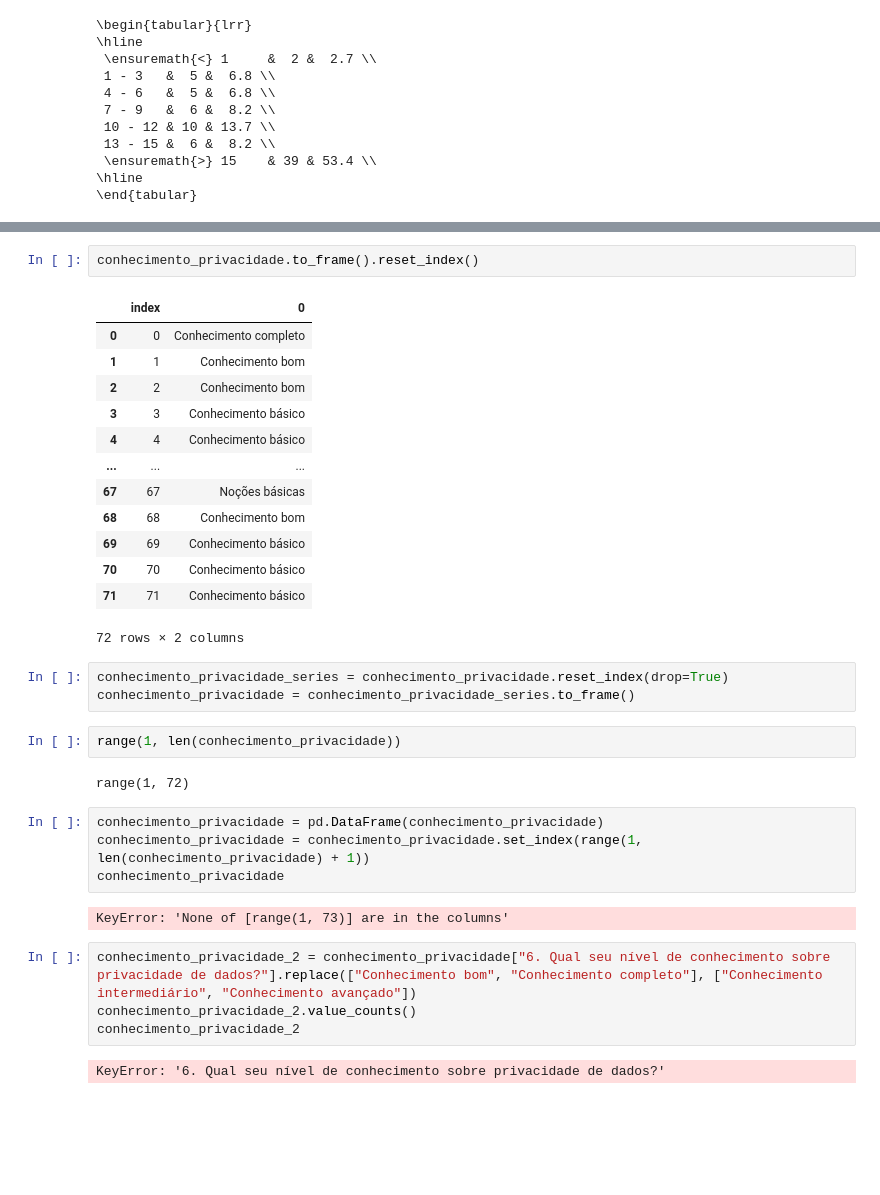
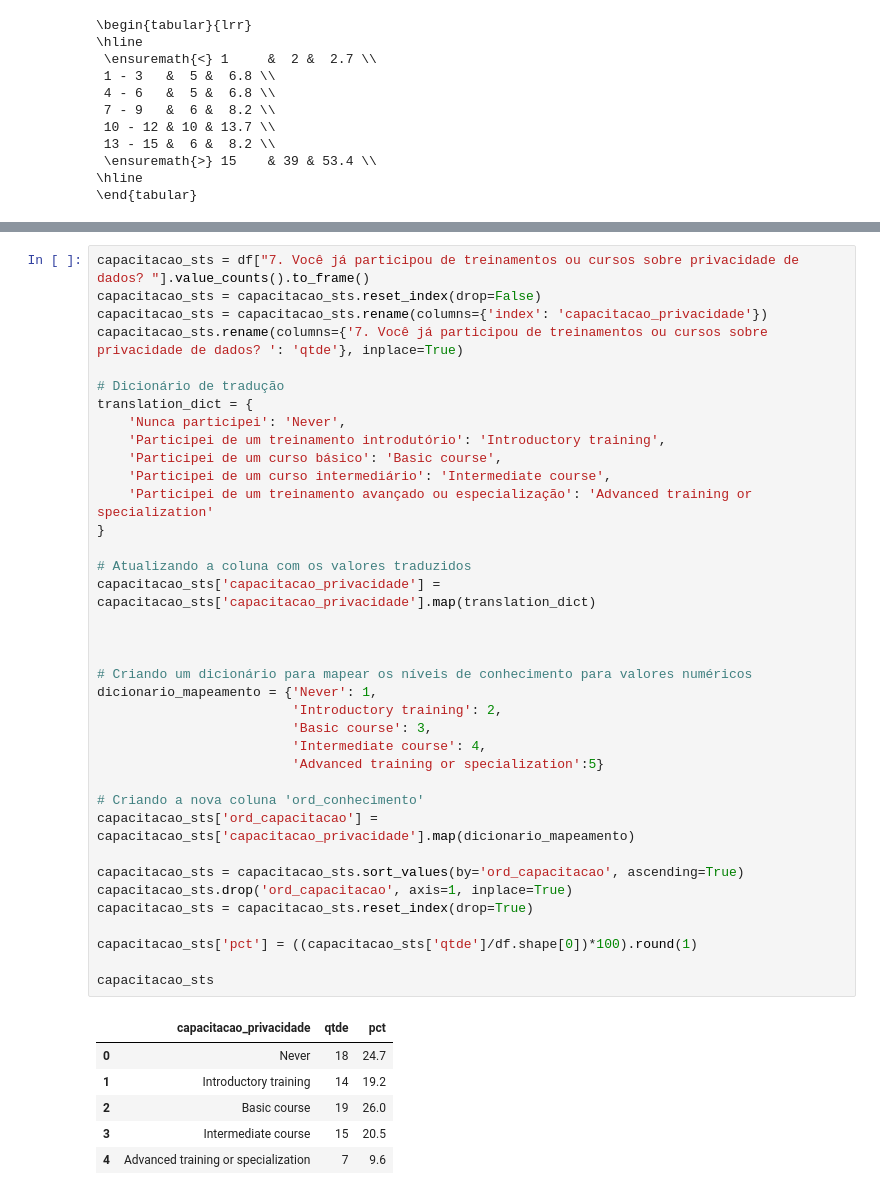
Before and after one commit to fabianumfalco/perception_br_devs_data_privacy_llm, a Jupyter notebook: data_analysis_survey.ipynb, the cells around one changed output, grey strips where cells are left out. Saved outputs shown, nothing was run; the diff lists cells and outputs as text; blank space fills up the shorter version.

```diff
--- a/data_analysis_survey.ipynb
+++ b/data_analysis_survey.ipynb
@@ -418,35 +455,44 @@ KeyError: 'None of [range(1, 73)] are in the columns'
-# %%
-conhecimento_privacidade.to_frame().reset_index()
-# %% [output]
-|  | index | 0 |
-| 0 | 0 | Conhecimento completo |
-| 1 | 1 | Conhecimento bom |
-| 2 | 2 | Conhecimento bom |
-| 3 | 3 | Conhecimento básico |
-| 4 | 4 | Conhecimento básico |
-| ... | ... | ... |
-| 67 | 67 | Noções básicas |
-| 68 | 68 | Conhecimento bom |
-| 69 | 69 | Conhecimento básico |
-| 70 | 70 | Conhecimento básico |
-| 71 | 71 | Conhecimento básico |
-72 rows × 2 columns
-# %%
-conhecimento_privacidade_series = conhecimento_privacidade.reset_index(drop=True)
-conhecimento_privacidade = conhecimento_privacidade_series.to_frame()
-# %%
-range(1, len(conhecimento_privacidade))
-# %% [output]
-range(1, 72)
-# %%
-conhecimento_privacidade = pd.DataFrame(conhecimento_privacidade)
-conhecimento_privacidade = conhecimento_privacidade.set_index(range(1, len(conhecimento_privacidade) + 1))
-conhecimento_privacidade
-# %% [output]
-KeyError: 'None of [range(1, 73)] are in the columns'
-# %%
-conhecimento_privacidade_2 = conhecimento_privacidade["6. Qual seu nível de conhecimento sobre privacidade de dados?"].replace(["Conhecimento bom", "Conhecimento completo"], ["Conhecimento intermediário", "Conhecimento avançado"])
-conhecimento_privacidade_2.value_counts()
-conhecimento_privacidade_2
-# %% [output]
-KeyError: '6. Qual seu nível de conhecimento sobre privacidade de dados?'
+# %%
+capacitacao_sts = df["7. Você já participou de treinamentos ou cursos sobre privacidade de dados? "].value_counts().to_frame()
+capacitacao_sts = capacitacao_sts.reset_index(drop=False)
+capacitacao_sts = capacitacao_sts.rename(columns={'index': 'capacitacao_privacidade'})
+capacitacao_sts.rename(columns={'7. Você já participou de treinamentos ou cursos sobre privacidade de dados? ': 'qtde'}, inplace=True)
+
+# Dicionário de tradução
+translation_dict = {
+    'Nunca participei': 'Never',
+    'Participei de um treinamento introdutório': 'Introductory training',
+    'Participei de um curso básico': 'Basic course',
+    'Participei de um curso intermediário': 'Intermediate course',
+    'Participei de um treinamento avançado ou especialização': 'Advanced training or specialization'
+}
+
+# Atualizando a coluna com os valores traduzidos
+capacitacao_sts['capacitacao_privacidade'] = capacitacao_sts['capacitacao_privacidade'].map(translation_dict)
+
+
+
+# Criando um dicionário para mapear os níveis de conhecimento para valores numéricos
+dicionario_mapeamento = {'Never': 1,
+                         'Introductory training': 2,
+                         'Basic course': 3,
+                         'Intermediate course': 4,
+                         'Advanced training or specialization':5}
+
+# Criando a nova coluna 'ord_conhecimento'
+capacitacao_sts['ord_capacitacao'] = capacitacao_sts['capacitacao_privacidade'].map(dicionario_mapeamento)
+
+capacitacao_sts = capacitacao_sts.sort_values(by='ord_capacitacao', ascending=True)
+capacitacao_sts.drop('ord_capacitacao', axis=1, inplace=True)
+capacitacao_sts = capacitacao_sts.reset_index(drop=True)
+
+capacitacao_sts['pct'] = ((capacitacao_sts['qtde']/df.shape[0])*100).round(1)
+
+capacitacao_sts
+# %% [output]
+|  | capacitacao_privacidade | qtde | pct |
+| 0 | Never | 18 | 24.7 |
+| 1 | Introductory training | 14 | 19.2 |
+| 2 | Basic course | 19 | 26.0 |
+| 3 | Intermediate course | 15 | 20.5 |
+| 4 | Advanced training or specialization | 7 | 9.6 |
```
Also changed, not shown: parts of 13 cells of this notebook.
